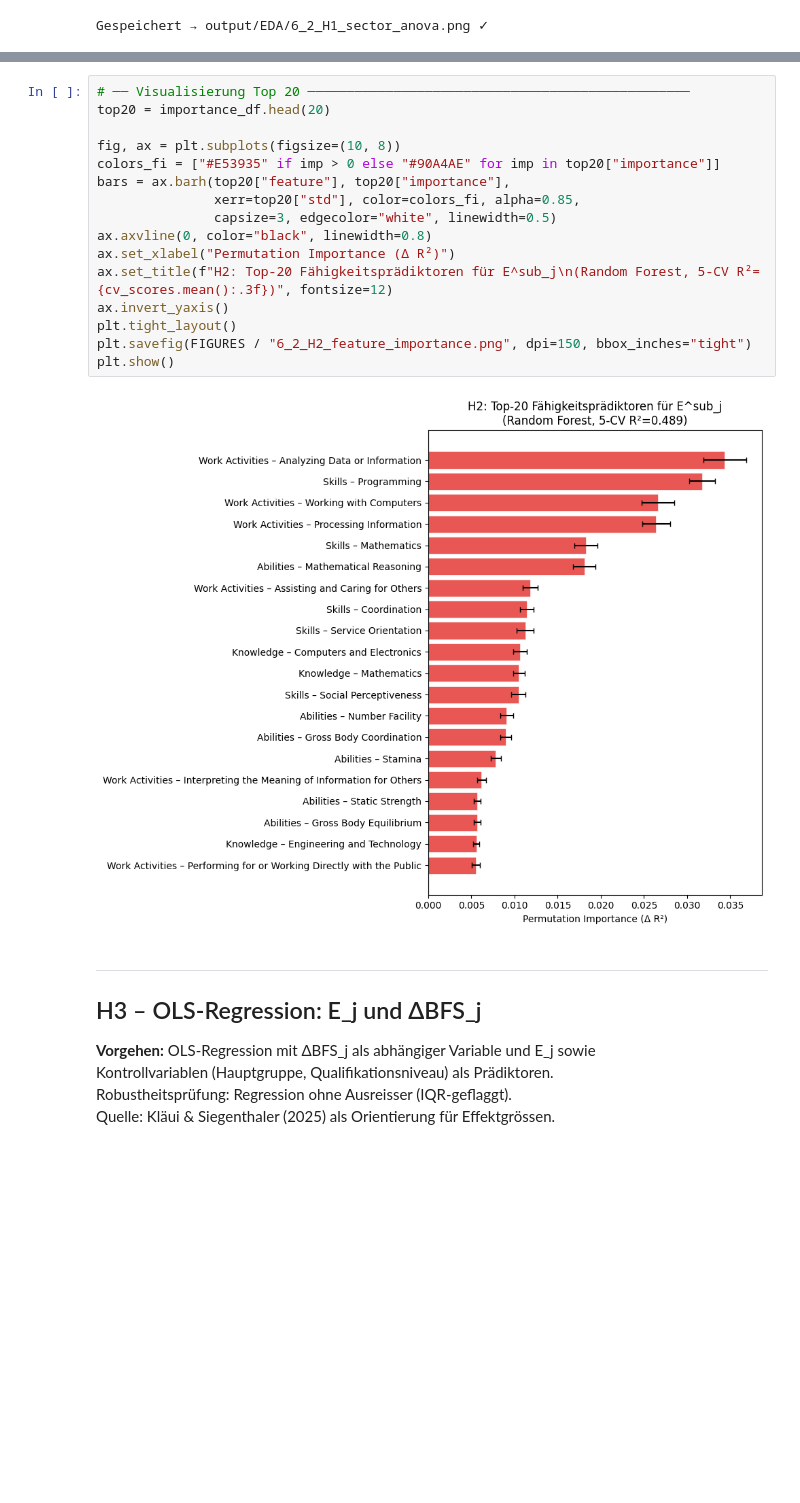
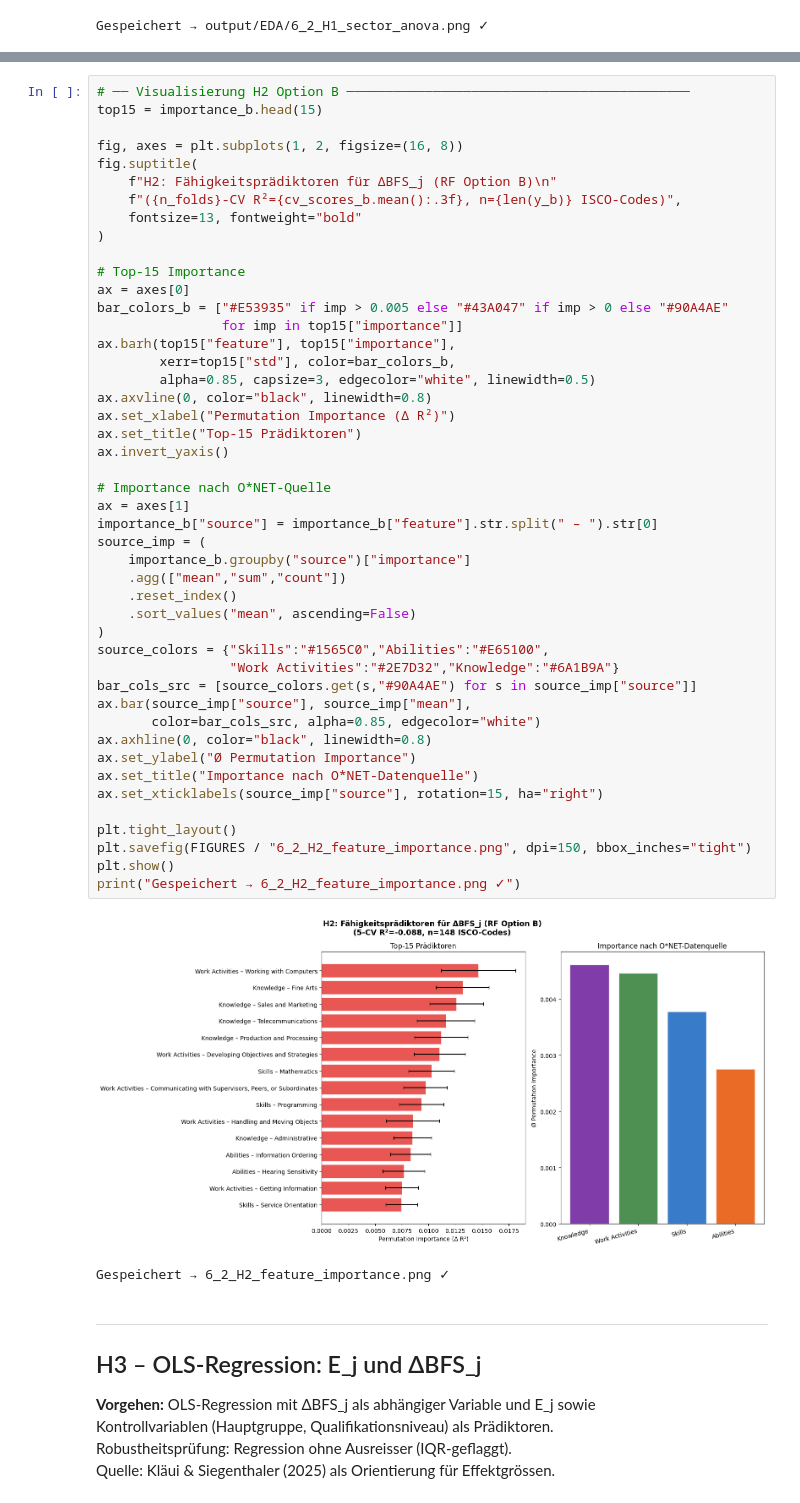
Before and after one commit to nojimayu/Master_Thesis, a Jupyter notebook: notebooks/04_hypothesen.ipynb, the cells around one changed output, grey strips where cells are left out. Saved outputs shown, nothing was run; the diff lists cells and outputs as text; blank space fills up the shorter version.

```diff
--- a/notebooks/04_hypothesen.ipynb
+++ b/notebooks/04_hypothesen.ipynb
@@ -430,21 +483,52 @@ Gespeichert → data/output/Hypothesen/H2_feature_importance.csv ✓
-# %%
-# ── Visualisierung Top 20 ─────────────────────────────────────────────────
-top20 = importance_df.head(20)
-
-fig, ax = plt.subplots(figsize=(10, 8))
-colors_fi = ["#E53935" if imp > 0 else "#90A4AE" for imp in top20["importance"]]
-bars = ax.barh(top20["feature"], top20["importance"],
-               xerr=top20["std"], color=colors_fi, alpha=0.85,
-               capsize=3, edgecolor="white", linewidth=0.5)
-ax.axvline(0, color="black", linewidth=0.8)
-ax.set_xlabel("Permutation Importance (Δ R²)")
-ax.set_title(f"H2: Top-20 Fähigkeitsprädiktoren für E^sub_j\n(Random Forest, 5-CV R²={cv_scores.mean():.3f})", fontsize=12)
-ax.invert_yaxis()
-plt.tight_layout()
-plt.savefig(FIGURES / "6_2_H2_feature_importance.png", dpi=150, bbox_inches="tight")
-plt.show()
-# %% [output]
-[figure, removed]
+# %%
+# ── Visualisierung H2 Option B ────────────────────────────────────────────
+top15 = importance_b.head(15)
+
+fig, axes = plt.subplots(1, 2, figsize=(16, 8))
+fig.suptitle(
+    f"H2: Fähigkeitsprädiktoren für ΔBFS_j (RF Option B)\n"
+    f"({n_folds}-CV R²={cv_scores_b.mean():.3f}, n={len(y_b)} ISCO-Codes)",
+    fontsize=13, fontweight="bold"
+)
+
+# Top-15 Importance
+ax = axes[0]
+bar_colors_b = ["#E53935" if imp > 0.005 else "#43A047" if imp > 0 else "#90A4AE"
+                for imp in top15["importance"]]
+ax.barh(top15["feature"], top15["importance"],
+        xerr=top15["std"], color=bar_colors_b,
+        alpha=0.85, capsize=3, edgecolor="white", linewidth=0.5)
+ax.axvline(0, color="black", linewidth=0.8)
+ax.set_xlabel("Permutation Importance (Δ R²)")
+ax.set_title("Top-15 Prädiktoren")
+ax.invert_yaxis()
+
+# Importance nach O*NET-Quelle
+ax = axes[1]
+importance_b["source"] = importance_b["feature"].str.split(" – ").str[0]
+source_imp = (
+    importance_b.groupby("source")["importance"]
+    .agg(["mean","sum","count"])
+    .reset_index()
+    .sort_values("mean", ascending=False)
+)
+source_colors = {"Skills":"#1565C0","Abilities":"#E65100",
+                 "Work Activities":"#2E7D32","Knowledge":"#6A1B9A"}
+bar_cols_src = [source_colors.get(s,"#90A4AE") for s in source_imp["source"]]
+ax.bar(source_imp["source"], source_imp["mean"],
+       color=bar_cols_src, alpha=0.85, edgecolor="white")
+ax.axhline(0, color="black", linewidth=0.8)
+ax.set_ylabel("Ø Permutation Importance")
+ax.set_title("Importance nach O*NET-Datenquelle")
+ax.set_xticklabels(source_imp["source"], rotation=15, ha="right")
+
+plt.tight_layout()
+plt.savefig(FIGURES / "6_2_H2_feature_importance.png", dpi=150, bbox_inches="tight")
+plt.show()
+print("Gespeichert → 6_2_H2_feature_importance.png ✓")
+# %% [output]
+[figure, added]
+Gespeichert → 6_2_H2_feature_importance.png ✓
 # %% [markdown]
 ---
 ## H3 – OLS-Regression: E_j und ΔBFS_j
```
Also changed, not shown: parts of 13 cells of this notebook, 7 other files.
